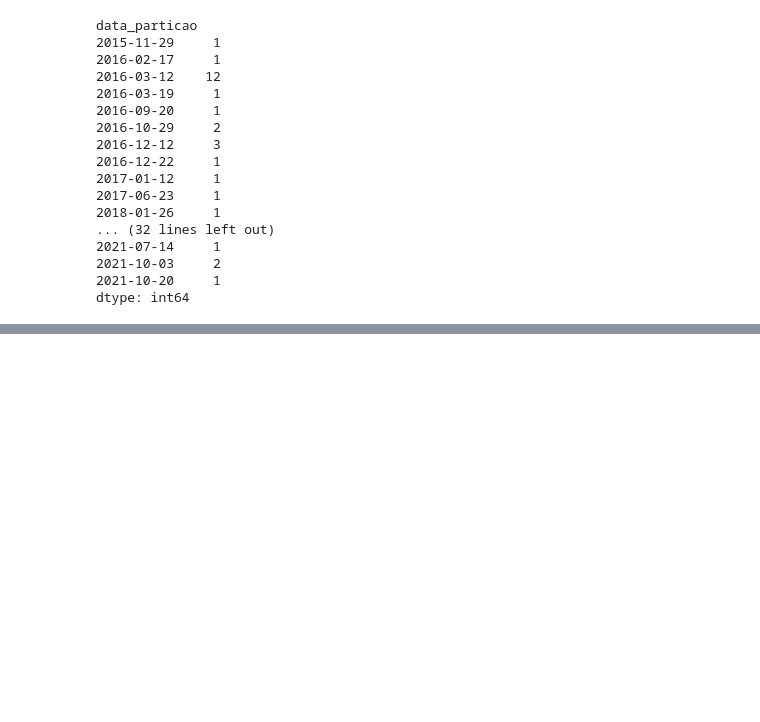
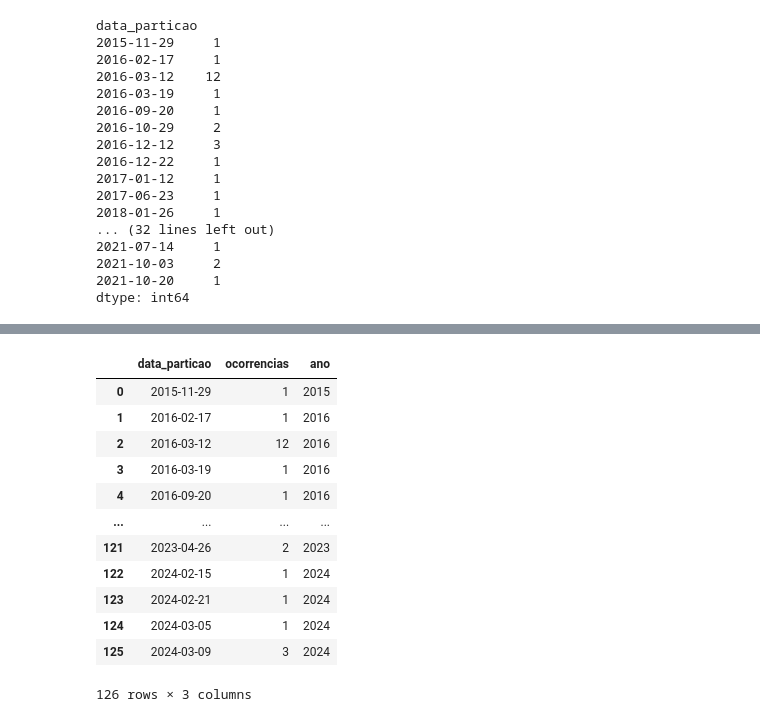
Before and after one commit to GBussDS/jggp.hackaton, a Jupyter notebook: teste.ipynb, the cells around one changed output, grey strips where cells are left out. Drawn from its saved outputs; the diff is of its cells as text; code cells hidden in the pictures; blank space fills up the shorter version.

```diff
--- a/teste.ipynb
+++ b/teste.ipynb
@@ -102,0 +115,29 @@ data_clean["ano_mes"].max()
+# %%
+import pandas as pd
+
+df_alagamentos_por_dia = df_ocorrencias[df_ocorrencias["id_pop"].isin(["32", "31", "6"])]
+df_alagamentos_por_dia = df_alagamentos_por_dia.groupby("data_particao").size()
+
+df_alagamentos_por_dia.index = pd.to_datetime(df_alagamentos_por_dia.index)
+
+df = df_alagamentos_por_dia.reset_index()
+df.rename(columns={0: 'ocorrencias'}, inplace=True)
+# df['data'] = df['data_particao'].dt.date
+df['ano'] = df['data_particao'].dt.year
+# df.drop("data_particao", axis = 1, inplace=True)
+
+df
+# %% [output]
+|  | data_particao | ocorrencias | ano |
+| 0 | 2015-11-29 | 1 | 2015 |
+| 1 | 2016-02-17 | 1 | 2016 |
+| 2 | 2016-03-12 | 12 | 2016 |
+| 3 | 2016-03-19 | 1 | 2016 |
+| 4 | 2016-09-20 | 1 | 2016 |
+| ... | ... | ... | ... |
+| 121 | 2023-04-26 | 2 | 2023 |
+| 122 | 2024-02-15 | 1 | 2024 |
+| 123 | 2024-02-21 | 1 | 2024 |
+| 124 | 2024-03-05 | 1 | 2024 |
+| 125 | 2024-03-09 | 3 | 2024 |
+126 rows × 3 columns
```
Also changed, not shown: parts of 1 cell of this notebook, 2 other files.
